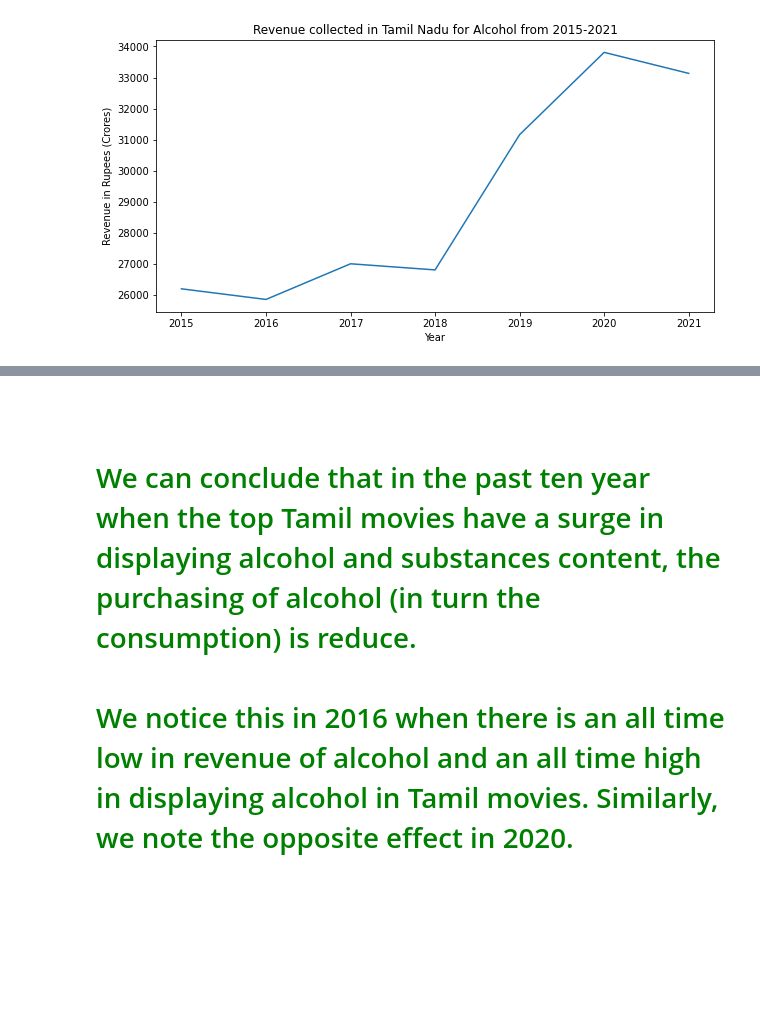
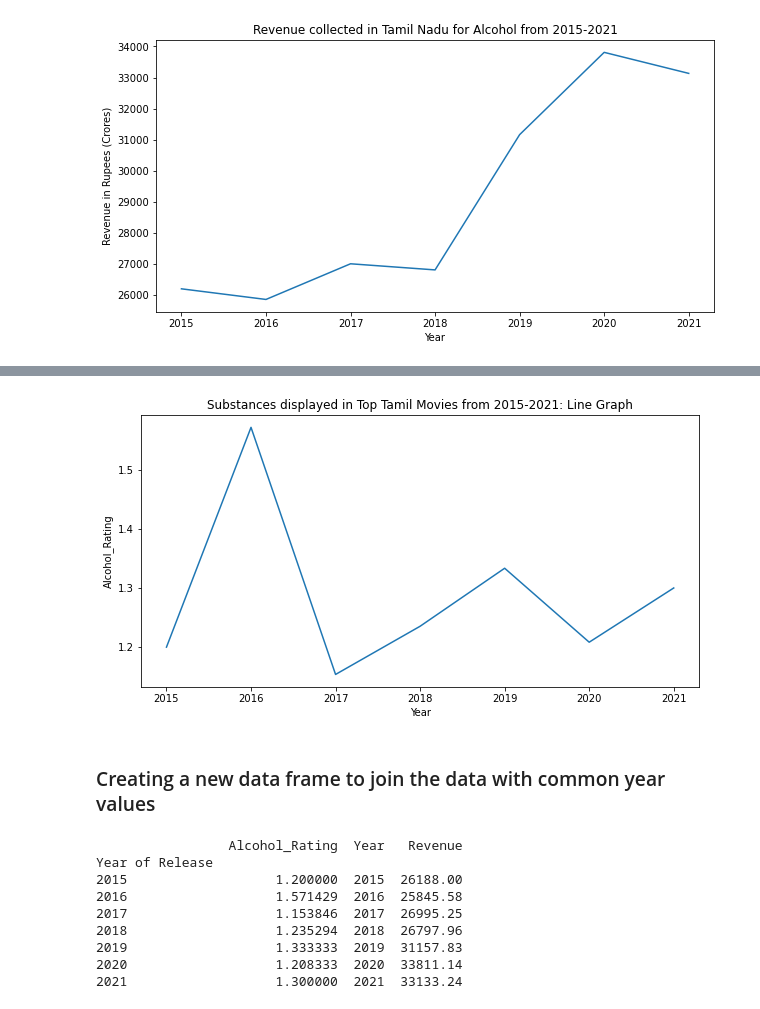
Before and after one commit to Roshni-Bala/Movies-Alcohol-Data-Analysis, a Jupyter notebook: Movies.ipynb, the cells around one changed output, grey strips where cells are left out. Saved outputs shown, nothing was run; the diff lists cells and outputs as text; code cells hidden in the pictures; blank space fills up the shorter version.

Commit message:
result and postscript note

```diff
--- a/Movies.ipynb
+++ b/Movies.ipynb
@@ -549,3 +487,19 @@ plt.show()
-# %% [markdown]
-
-# <br><span style="color:green">We can conclude that in the past ten year when the top Tamil movies have a surge in displaying alcohol and substances content, the purchasing of alcohol (in turn the consumption) is reduce.<br><br>We notice this in 2016 when there is an all time low in revenue of alcohol and an all time high in displaying alcohol in Tamil movies. Similarly, we note the opposite effect in 2020. </span>
+# %%
+plt.figure(figsize=[10,5])
+plt.plot(g1_mean.index, g1_mean['Alcohol_Rating'])
+plt.xlabel('Year')
+plt.ylabel('Alcohol_Rating')
+plt.title('Substances displayed in Top Tamil Movies from 2015-2021: Line Graph')
+plt.show()
+
+# plt.figure(figsize=[10,3])
+# #g1_mean['Alcohol_Rating'].value_counts().plot.barh()
+# plt.bar(g1_mean.index,g1_mean['Alcohol_Rating'])
+# plt.xlabel('Year of Release')
+# plt.ylabel('Severity')
+# plt.title("Display of Alc and Substances over the Years")
+# plt.show()
+# %% [output]
+[figure, added]
+# %% [markdown]
+### Creating a new data frame to join the data with common year values
@@ -551,0 +508,21 @@ plt.show()
+# %%
+rev_year = []
+rev_mon = []
+for x in g2['Fiscal Year']:
+    rev_year.append(x)
+for x in g2['Revenue in Crores']:
+    rev_mon.append(x)
+new_df_year['Year'] = rev_year
+new_df_year['Revenue'] = rev_mon
+print(new_df_year)
+g1['Alcohol_Rating']=alc_score
+# %% [output]
+                 Alcohol_Rating  Year   Revenue
+Year of Release
+2015                   1.200000  2015  26188.00
+2016                   1.571429  2016  25845.58
+2017                   1.153846  2017  26995.25
+2018                   1.235294  2018  26797.96
+2019                   1.333333  2019  31157.83
+2020                   1.208333  2020  33811.14
+2021                   1.300000  2021  33133.24
```
Also changed, not shown: parts of 29 cells of this notebook.
